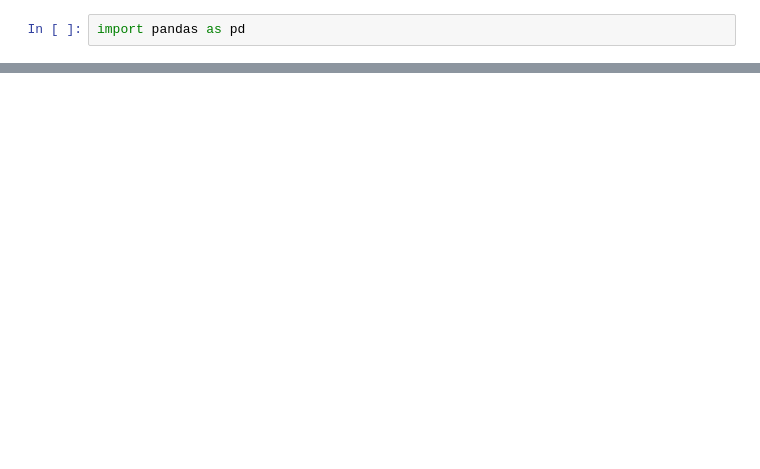
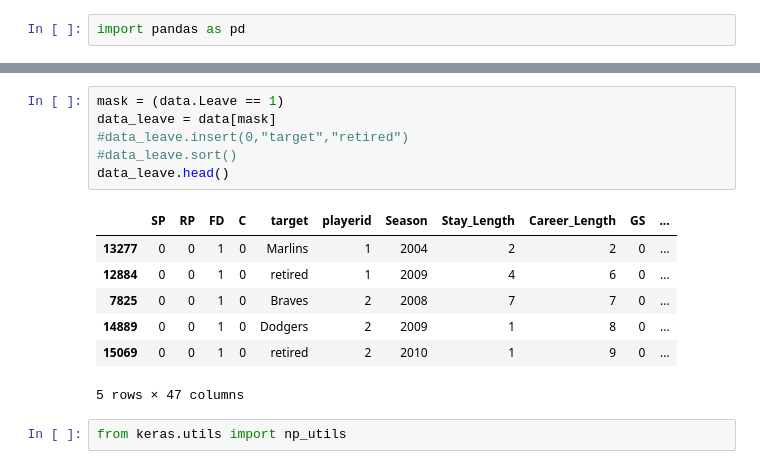
Before and after one commit to mtmoncur/baseball_data, a Jupyter notebook: Multi-model.ipynb, the cells around one changed output, grey strips where cells are left out. Saved outputs shown, nothing was run; the diff lists cells and outputs as text; blank space fills up the shorter version.

```diff
--- a/Multi-model.ipynb
+++ b/Multi-model.ipynb
@@ -14,0 +16,16 @@ data.head()
+# %%
+mask = (data.Leave == 1)
+data_leave = data[mask]
+#data_leave.insert(0,"target","retired")
+#data_leave.sort()
+data_leave.head()
+# %% [output]
+|  | SP | RP | FD | C | target | playerid | Season | Stay_Length | Career_Length | GS | ... |
+| 13277 | 0 | 0 | 1 | 0 | Marlins | 1 | 2004 | 2 | 2 | 0 | ... |
+| 12884 | 0 | 0 | 1 | 0 | retired | 1 | 2009 | 4 | 6 | 0 | ... |
+| 7825 | 0 | 0 | 1 | 0 | Braves | 2 | 2008 | 7 | 7 | 0 | ... |
+| 14889 | 0 | 0 | 1 | 0 | Dodgers | 2 | 2009 | 1 | 8 | 0 | ... |
+| 15069 | 0 | 0 | 1 | 0 | retired | 2 | 2010 | 1 | 9 | 0 | ... |
+5 rows × 47 columns
+# %%
+from keras.utils import np_utils
```
Also changed, not shown: parts of 19 cells of this notebook.
